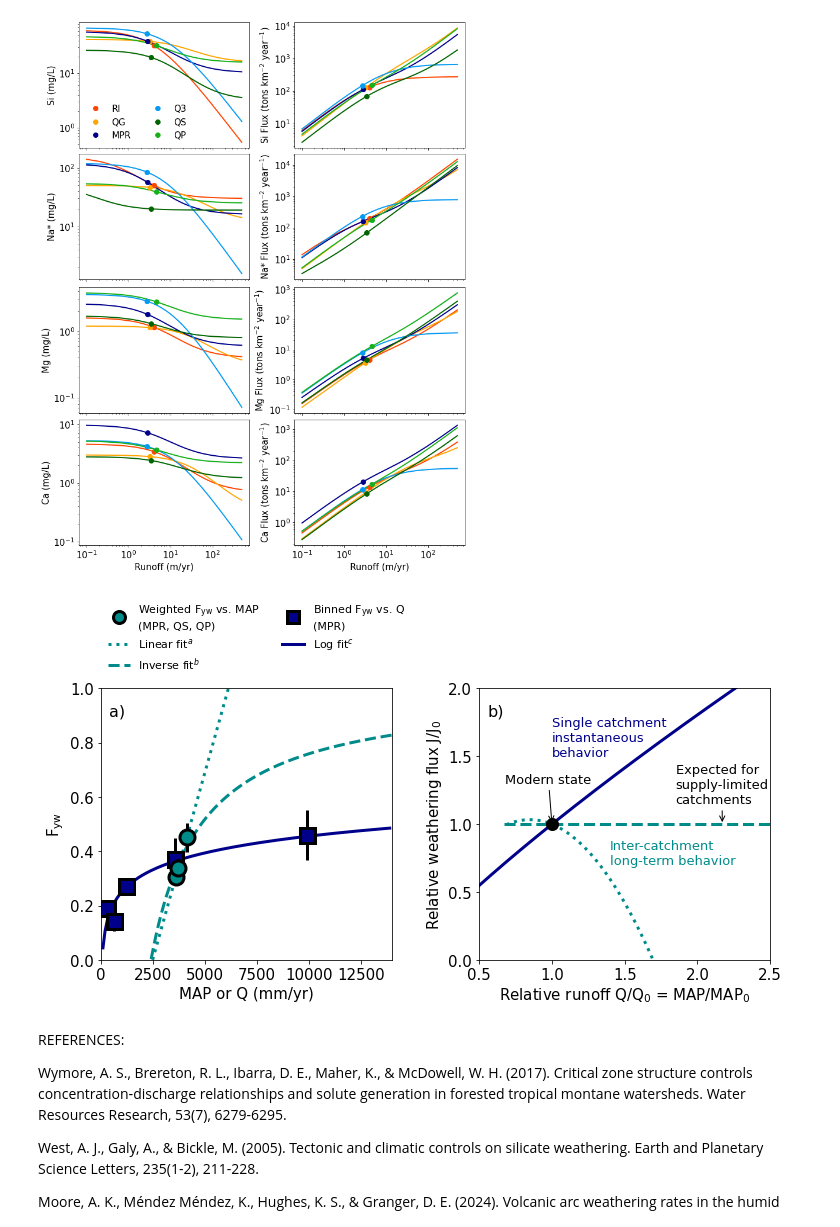
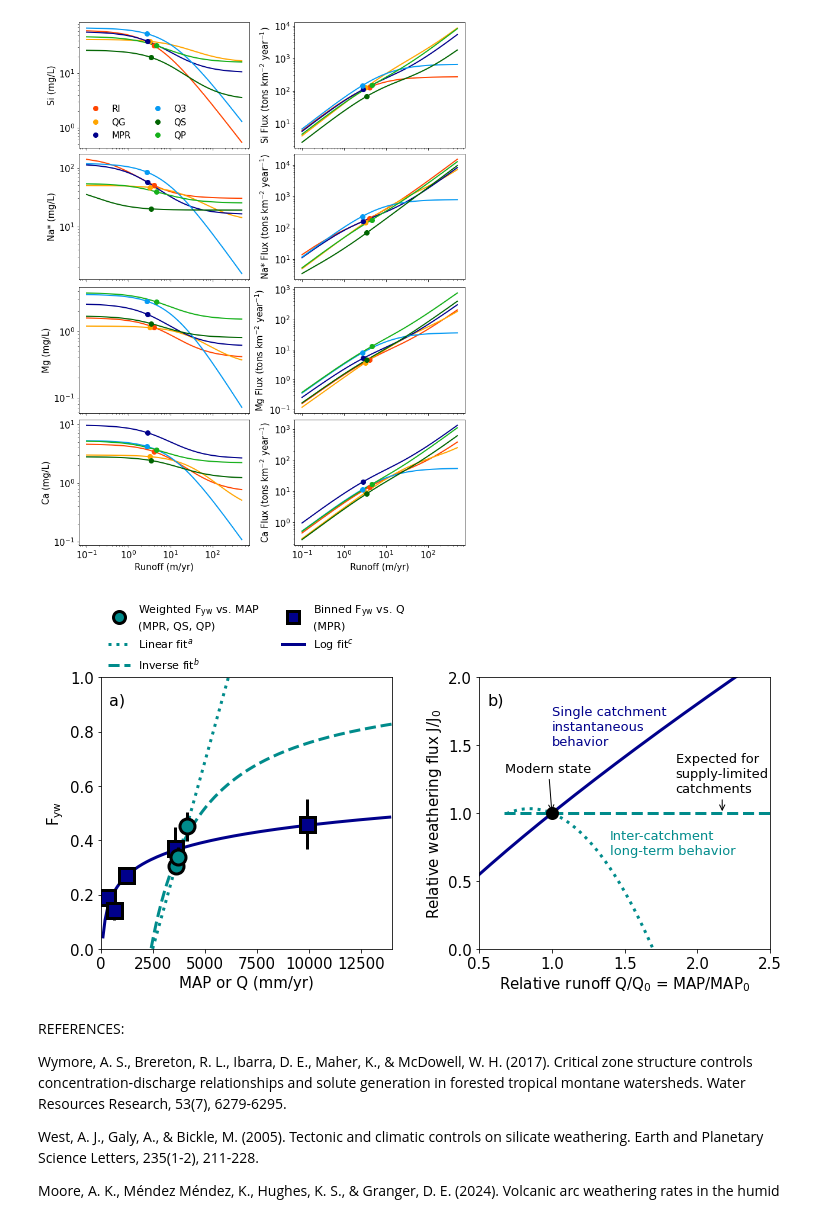
Before and after one commit to wlarsen/Luquillo-weathering, a Jupyter notebook: 6_weathering_mass_balance.ipynb, the cells around one changed output. Drawn from its saved outputs; the diff is of its cells as text; code cells hidden in the pictures.

```diff
--- a/6_weathering_mass_balance.ipynb
+++ b/6_weathering_mass_balance.ipynb
@@ -619,35 +619,35 @@ ax[1].set_ylabel('Relative weathering flux J/J$_{0}$')
 # legend
 ax[0].legend()
 
 
 ### make labels
 # make some room
 fig.subplots_adjust(wspace=0.3)
 
 fitlabels = ['Linear fit$^{a}$','Inverse fit$^{b}$','Log fit$^{c}$']
 
 legend_both = [Line2D([0], [0],ls='',c='k',markerfacecolor='darkcyan',marker='o',lw=3,markeredgewidth=3,markersize=12,label='Weighted F$_{\mathrm{yw}}$ vs. MAP\n(MPR, QS, QP)'),
                    Line2D([0], [0],label=fitlabels[0],c='darkcyan',ls=':',lw=3),
                    Line2D([0], [0],label=fitlabels[1],c='darkcyan',ls='--',lw=3),
 #                Line2D([0], [0],label='',c='none'),
                Line2D([0], [0],ls='',c='k',markerfacecolor=pp.color['MPR'],marker='s',lw=3,markeredgewidth=3,markersize=12,label='Binned F$_{\mathrm{yw}}$ vs. Q\n(MPR)'),
                    Line2D([0], [0],label=fitlabels[2],c=pp.color['MPR'],lw=3)]
 
-legend =  ax[0].legend(handles=legend_both,bbox_to_anchor=[1.08,1.35],frameon=False,ncol=2,fontsize=11)
+legend =  ax[0].legend(handles=legend_both,bbox_to_anchor=[1.08,1.31],frameon=False,ncol=2,fontsize=11)
 # legend =  ax[0].legend(handles=legend_both,loc='lower right',frameon=False,ncol=1,fontsize=12,labelspacing=0.2,borderpad=0)
 
 ## label things... need to rearrange because I want the errorbar before lines, default plot order is reverse.
 # I also wanted to add subtitles for each column
 
 ax[1].text(0.45,0.35,"Inter-catchment\nlong-term behavior",transform=ax[1].transAxes,c='darkcyan')
 ax[1].text(0.25,0.75,"Single catchment\ninstantaneous\nbehavior",transform=ax[1].transAxes,c=pp.color['MPR'])
 
 ax[0].text(0.03,0.90,'a)',transform=ax[0].transAxes,fontsize=16)
 ax[1].text(0.03,0.90,'b)',transform=ax[1].transAxes,fontsize=16)
 
 fig.savefig('plots/Fig10_prediction.pdf',bbox_inches='tight')
 # %% [output]
-[figure, old version]
+[figure, new version]
 # %% [markdown]
 REFERENCES:
 
```
Also changed, not shown: 16 other files.
